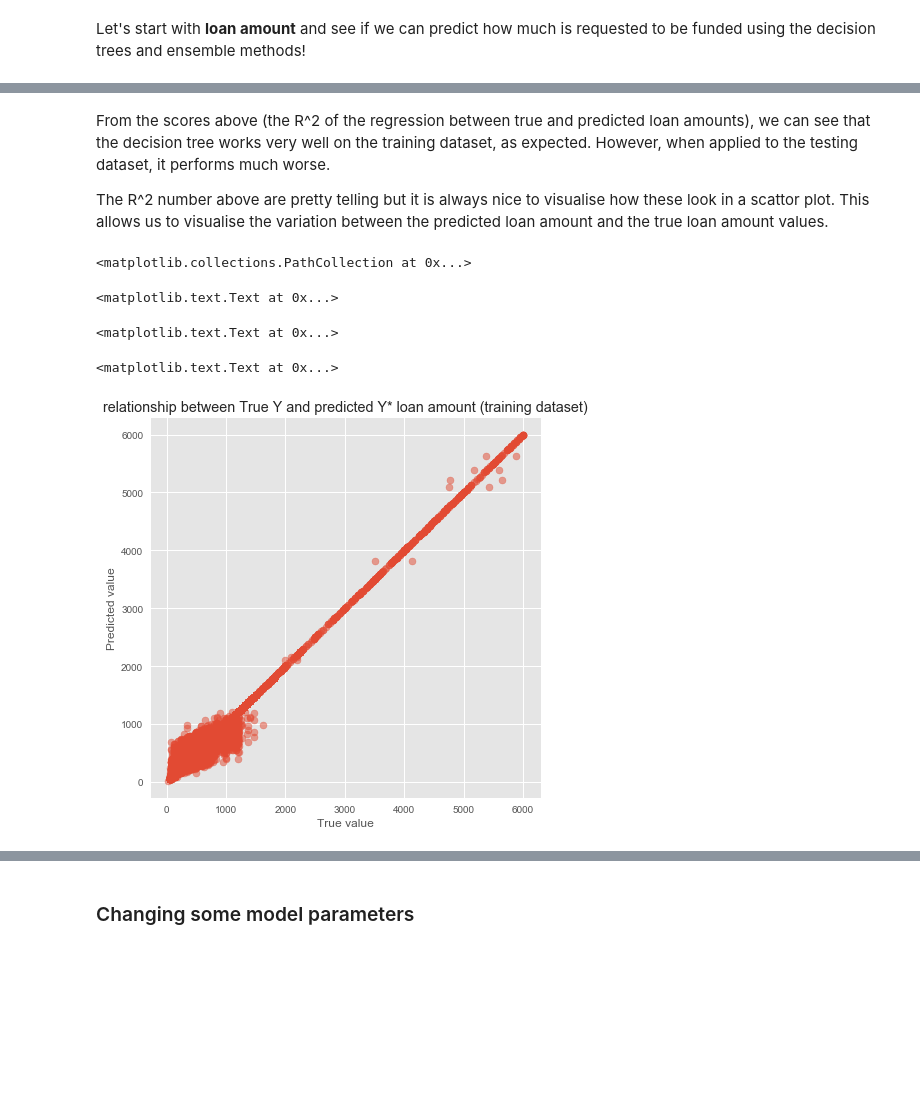
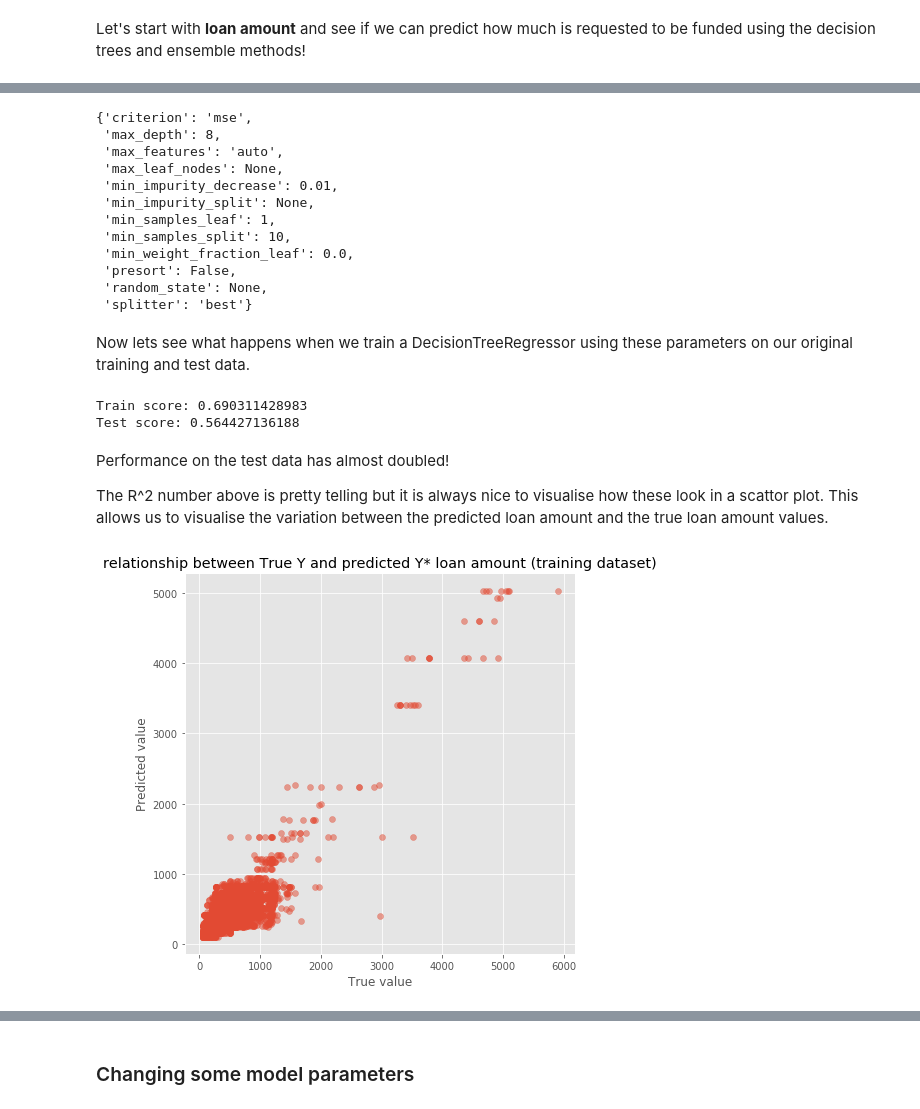
Before and after one commit to DeltaAnalytics/machine_learning_for_good, a Jupyter notebook: module_3/nbs/3-2_decision_tree_random_forest.ipynb, the cells around one changed output, grey strips where cells are left out. Drawn from its saved outputs; the diff is of its cells as text; code cells hidden in the pictures; blank space fills up the shorter version.

```diff
--- a/module_3/nbs/3-2_decision_tree_random_forest.ipynb
+++ b/module_3/nbs/3-2_decision_tree_random_forest.ipynb
@@ -78,0 +66,4 @@ This can be really powerful tool as it requires less initial investigation and a
+# %%
+# Load data to pandas DataFrame
+data_path = '../../data/'
+df = pd.read_csv(data_path+'df_abridged.csv', low_memory=False)
@@ -79,3 +104,8 @@ This can be really powerful tool as it requires less initial investigation and a
+# %%
+y = df['loan_amount']
+# drop returns a copy of the DataFrame with the specified columns removed.
+X = cols.drop('loan_amount', axis=1)
+X_train, X_test, y_train, y_test = train_test_split(X, y, test_size=0.2, random_state=42)
 # %% [markdown]
 Step by Step approach to modeling:
 
@@ -108,0 +189,9 @@ Test score: 0.528351544962
+# %%
+from sklearn.model_selection import GridSearchCV
+parameters = {'max_depth':[2,6,8,10,14],
+              'max_features': ['auto','sqrt',None],
+              'min_impurity_decrease': [.1,.01, 0.0],
+              'min_samples_split': [10, 50, 100, 2]}
+decision_regressor= DecisionTreeRegressor()
+regressor = GridSearchCV(decision_regressor, parameters)
+regressor.fit(X_train, y_train)
@@ -109,19 +209,43 @@ Test score: 0.528351544962
+# %%
+# Now that we have finished up training lets print out what GridSearchCV found to be the best parameters
+regressor.best_estimator_.get_params()
+# %% [output]
+{'criterion': 'mse',
+ 'max_depth': 8,
+ 'max_features': 'auto',
+ 'max_leaf_nodes': None,
+ 'min_impurity_decrease': 0.01,
+ 'min_impurity_split': None,
+ 'min_samples_leaf': 1,
+ 'min_samples_split': 10,
+ 'min_weight_fraction_leaf': 0.0,
+ 'presort': False,
+ 'random_state': None,
+ 'splitter': 'best'}
+# %% [markdown]
+Now lets see what happens when we train a DecisionTreeRegressor using these parameters on our original training and test data.
+# %%
+trained_regressor = train_score_regressor(sklearn_regressor = DecisionTreeRegressor,
+                                          X_train = X_train, y_train = y_train,
+                                          X_test = X_test, y_test = y_test,
+                                          model_parameters = regressor.best_estimator_.get_params())
+# %% [output]
+Train score: 0.690311428983
+Test score: 0.564427136188
 # %% [markdown]
-From the scores above (the R^2 of the regression between true and predicted loan amounts), we can see that the decision tree works very well on the training dataset, as expected. However, when applied to the testing dataset, it performs much worse.
+Performance on the test data has almost doubled!
 
-The R^2 number above are pretty telling but it is always nice to visualise how these look in a scattor plot. This allows us to visualise the variation between the predicted loan amount and the true loan amount values.
+The R^2 number above is pretty telling but it is always nice to visualise how these look in a scattor plot. This allows us to visualise the variation between the predicted loan amount and the true loan amount values.
 # %%
-# plotting a grpah of the true values vs the predicted values for the training and test datasets
-dt_y_predicted_train = decision_regressor.predict(X_train)
-fig = plt.figure(figsize=(7, 7))
-plt.scatter(y_train, dt_y_predicted_train, alpha=0.5)
-plt.xlabel('True value')
-plt.ylabel('Predicted value')
-plt.title("relationship between True Y and predicted Y* loan amount (training dataset)")
-plt.show()
+# plotting a graph of the true values vs the predicted values for the training and test datasets
+def plot_y_yhat_scatter(y_actual,y_predicted,train_test):
+    fig = plt.figure(figsize=(7, 7))
+    plt.scatter(y_actual, y_predicted, alpha=0.5)
+    plt.xlabel('True value')
+    plt.ylabel('Predicted value')
+    plt.title("relationship between True Y and predicted Y* loan amount ({0} dataset)".format(train_test))
+    plt.show()
+
+plot_y_yhat_scatter(y_train, decision_regressor.predict(X_train),train_test = "training")
 # %% [output]
-<matplotlib.collections.PathCollection at 0x...>
-<matplotlib.text.Text at 0x...>
-<matplotlib.text.Text at 0x...>
-<matplotlib.text.Text at 0x...>
-[figure, old version]
+[figure, new version]
```
Also changed, not shown: parts of 45 cells of this notebook.
